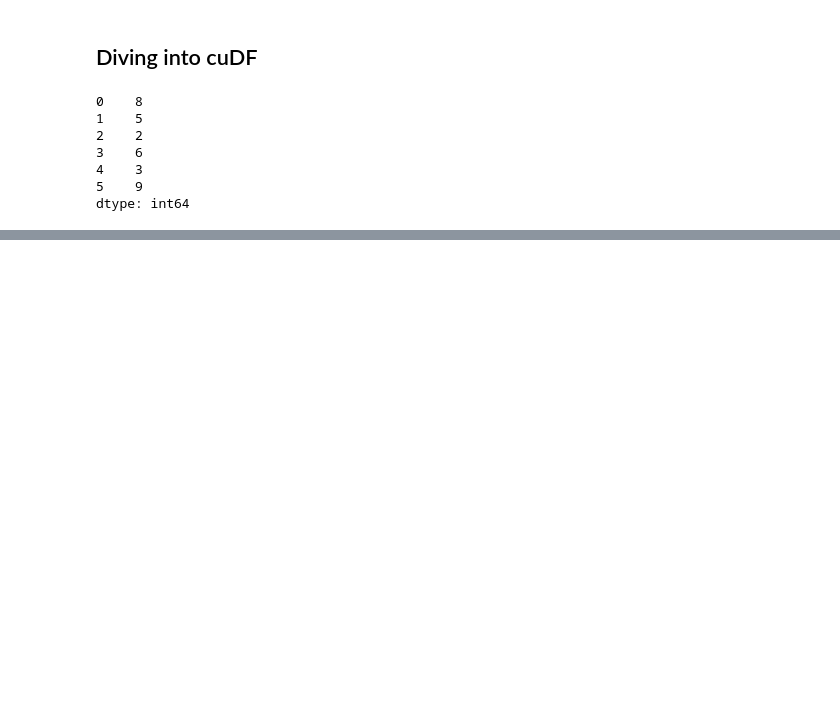
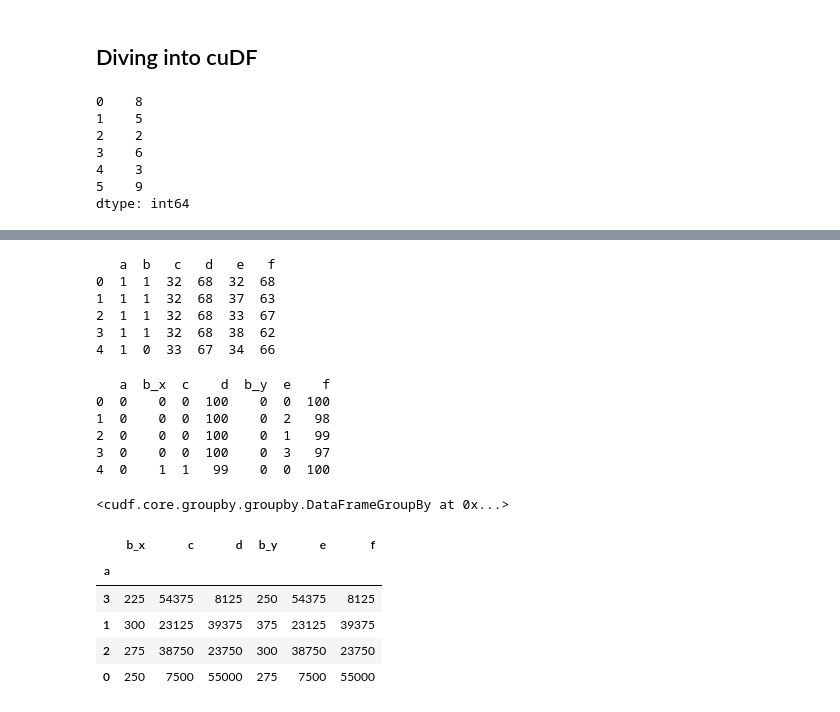
Before and after one commit to Kamalabot/cuda_examples_testing, a Jupyter notebook: test_drive01.ipynb, the cells around one changed output, grey strips where cells are left out. Drawn from its saved outputs; the diff is of its cells as text; code cells hidden in the pictures; blank space fills up the shorter version.

```diff
--- a/test_drive01.ipynb
+++ b/test_drive01.ipynb
@@ -287,0 +535,34 @@ dtype: int64
+# %%
+df = df1.merge(df2)
+print(df.head())
+# %% [output]
+   a  b   c   d   e   f
+0  1  1  32  68  32  68
+1  1  1  32  68  37  63
+2  1  1  32  68  33  67
+3  1  1  32  68  38  62
+4  1  0  33  67  34  66
+# %%
+df = df1.merge(df2, on=['a'])
+print(df.head())
+# %% [output]
+   a  b_x  c    d  b_y  e    f
+0  0    0  0  100    0  0  100
+1  0    0  0  100    0  2   98
+2  0    0  0  100    0  1   99
+3  0    0  0  100    0  3   97
+4  0    1  1   99    0  0  100
+# %%
+grp_df = df.groupby('a')
+grp_df
+# %% [output]
+<cudf.core.groupby.groupby.DataFrameGroupBy at 0x...>
+# %%
+grp_df.sum()
+# %% [output]
+|  | b_x | c | d | b_y | e | f |
+| a |  |  |  |  |  |  |
+| 3 | 225 | 54375 | 8125 | 250 | 54375 | 8125 |
+| 1 | 300 | 23125 | 39375 | 375 | 23125 | 39375 |
+| 2 | 275 | 38750 | 23750 | 300 | 38750 | 23750 |
+| 0 | 250 | 7500 | 55000 | 275 | 7500 | 55000 |
```
Also changed, not shown: parts of 34 cells of this notebook, 2 other files.
